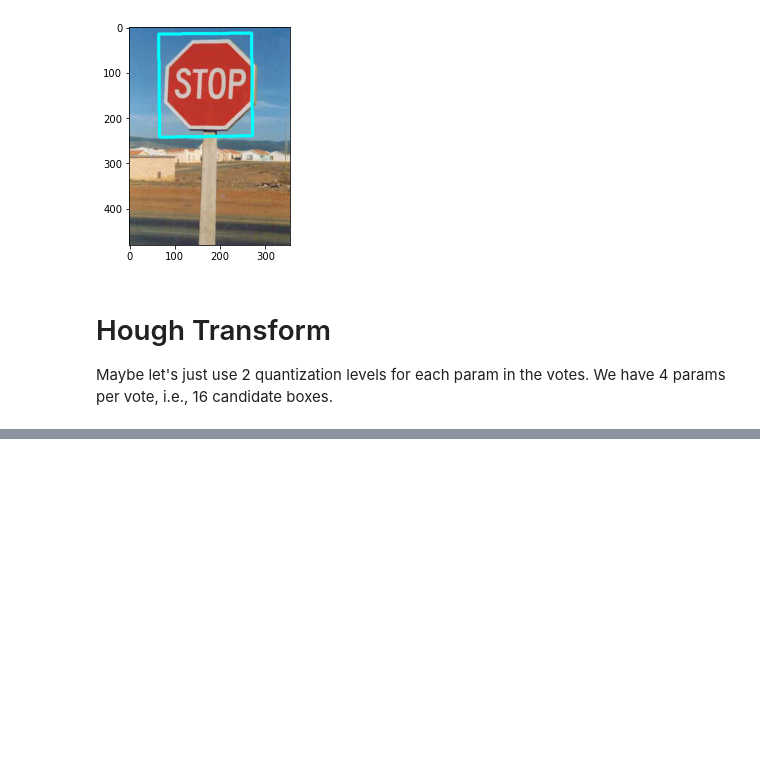
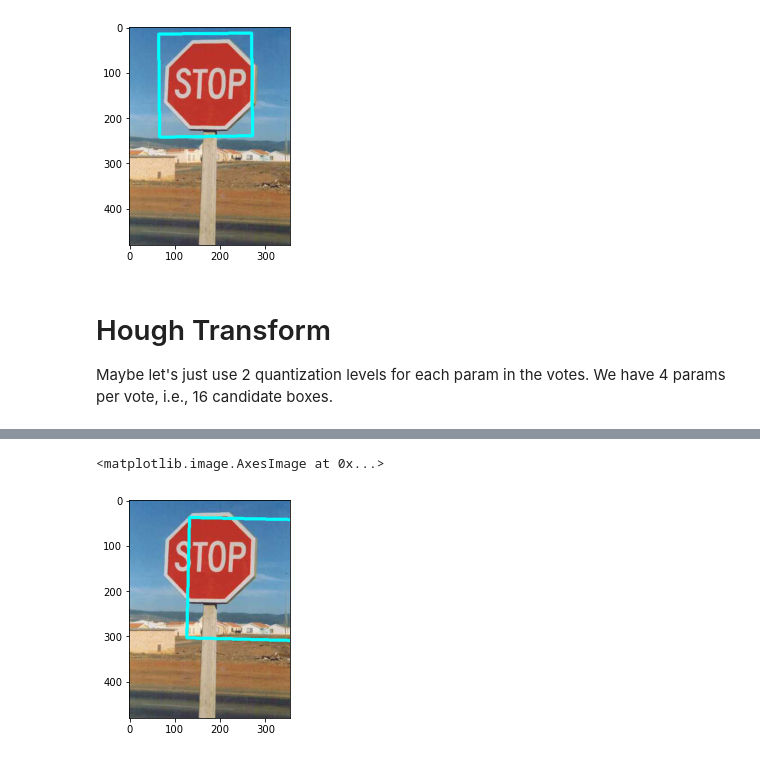
Before and after one commit to RuolinZheng08/ttic31040-computer-vision, a Jupyter notebook: project/object_detection_draft.ipynb, the cells around one changed output, grey strips where cells are left out. Saved outputs shown, nothing was run; the diff lists cells and outputs as text; code cells hidden in the pictures; blank space fills up the shorter version.

```diff
--- a/project/object_detection_draft.ipynb
+++ b/project/object_detection_draft.ipynb
@@ -102,0 +177,7 @@ Maybe let's just use 2 quantization levels for each param in the votes. We have
+# %%
+params2 = [
+    kpts[0].size / kpts_ref[0].size,
+kpts[0].angle - kpts_ref[0].angle,
+    kpts[0].pt[0] - kpts_ref[0].pt[0],
+    kpts[0].pt[1] - kpts_ref[0].pt[1]
+]
@@ -102,0 +232,8 @@ Maybe let's just use 2 quantization levels for each param in the votes. We have
+# %%
+points = convert_vertices_using_params(points_ref, params2)
+vertices = reshape_vertices_for_cv2(points)
+im = draw_bounding_box(img1, vertices)
+plt.imshow(im)
+# %% [output]
+<matplotlib.image.AxesImage at 0x...>
+[figure, added]
```
Also changed, not shown: parts of 19 cells of this notebook.
